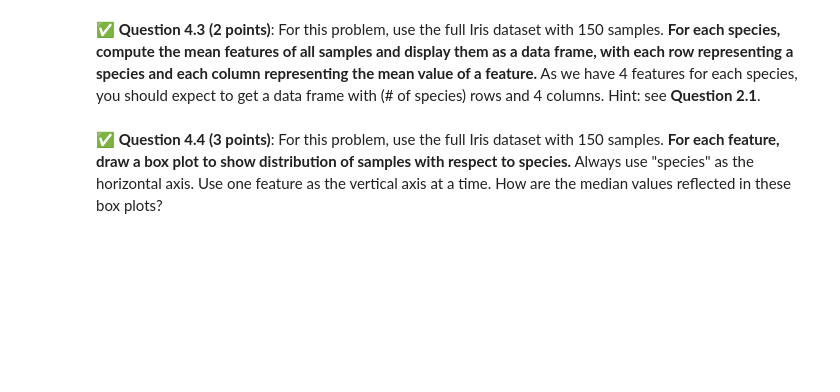
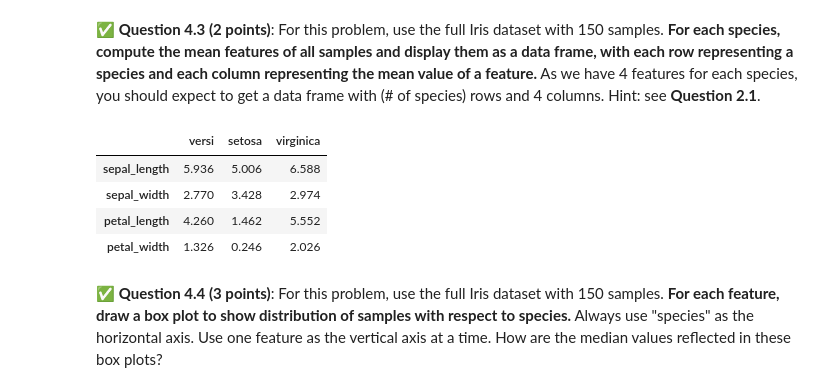
Before and after one commit to brytran/CMSE202-f23-turnin, a Jupyter notebook: hw-01/HW-01_GitPracticeDebuggingPythonPackagesAndClasses-STUDENT.ipynb, the cells around one changed output. Drawn from its saved outputs; the diff is of its cells as text; code cells hidden in the pictures; blank space fills up the shorter version.

```diff
--- a/hw-01/HW-01_GitPracticeDebuggingPythonPackagesAndClasses-STUDENT.ipynb
+++ b/hw-01/HW-01_GitPracticeDebuggingPythonPackagesAndClasses-STUDENT.ipynb
@@ -445,3 +455,28 @@ If you do already have it installed, what command did you use to install it?
+# %%
+### Put your code here
+df_versi = data[data["species"] == "versicolor"]
+df_setosa = data[data["species"] == "setosa"]
+df_virginica = data[data["species"] == "virginica"]
+
+versi = [df_versi["sepal_length"].mean(), df_versi["sepal_width"].mean(),df_versi["petal_length"].mean(), df_versi["petal_width"].mean()]
+setosa = [df_setosa["sepal_length"].mean(), df_setosa["sepal_width"].mean(),df_setosa["petal_length"].mean(), df_setosa["petal_width"].mean()]
+virginica = [df_virginica["sepal_length"].mean(), df_virginica["sepal_width"].mean(),df_virginica["petal_length"].mean(), df_virginica["petal_width"].mean()]
+
+
+# df = pd.DataFrame({'A': [1, 2], 'B': [3, 4]})
+# df['A'] = 'string'
+# print(df.dtypes)
+# df
+
+df = pd.DataFrame({'versi': versi, 'setosa': setosa, "virginica":virginica})
+df.index = ['sepal_length', 'sepal_width', "petal_length", "petal_width"]
+df
+# %% [output]
+|  | versi | setosa | virginica |
+| sepal_length | 5.936 | 5.006 | 6.588 |
+| sepal_width | 2.770 | 3.428 | 2.974 |
+| petal_length | 4.260 | 1.462 | 5.552 |
+| petal_width | 1.326 | 0.246 | 2.026 |
 # %% [markdown]
 &#9989; **Question 4.4 (3 points)**: For this problem, use the full Iris dataset with 150 samples. **For each feature, draw a box plot to show distribution of samples with respect to species.** Always use "species" as the horizontal axis. Use one feature as the vertical axis at a time. How are the median values reflected in these box plots?
 # %%
```
Also changed, not shown: parts of 7 cells of this notebook.
